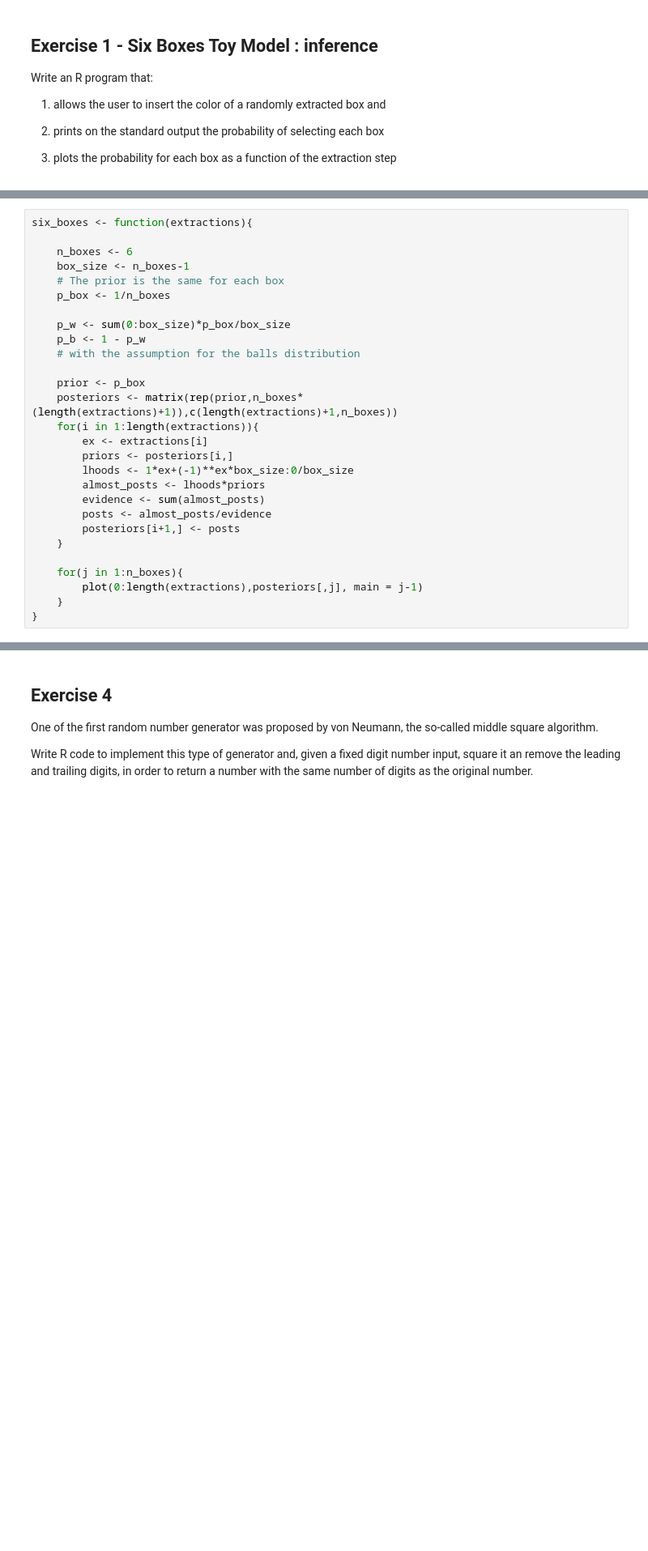
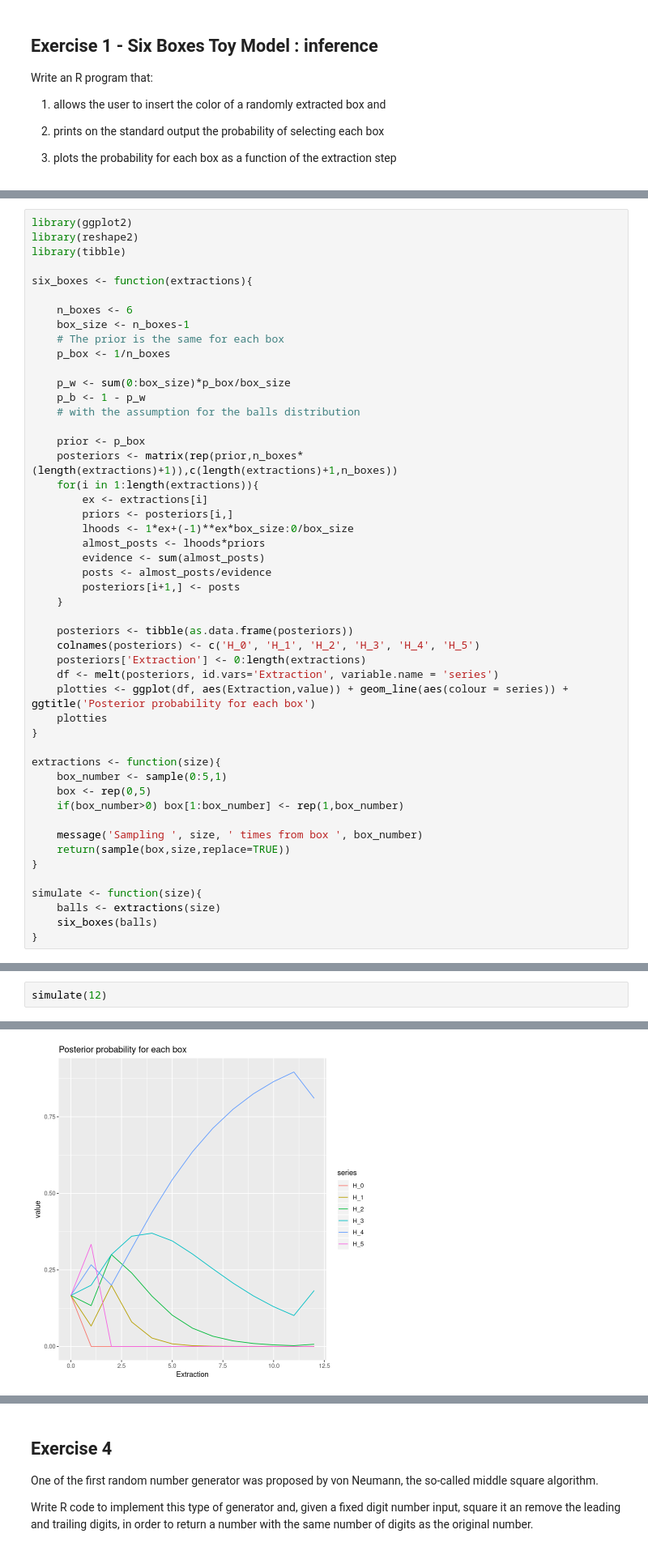
Before and after one commit to eigen-carmona/AdvStats, a Jupyter notebook: lab4/ex4.ipynb, the cells around one changed output, grey strips where cells are left out. Shown at 81% size. Drawn from its saved outputs; the diff is of its cells as text; blank space fills up the shorter version.

```diff
--- a/lab4/ex4.ipynb
+++ b/lab4/ex4.ipynb
@@ -11,4 +19,8 @@ Write an R program that:
 # %%
+library(ggplot2)
+library(reshape2)
+library(tibble)
+
 six_boxes <- function(extractions){
 
     n_boxes <- 6
@@ -32,7 +44,24 @@ six_boxes <- function(extractions){
         posteriors[i+1,] <- posts
     }
 
-    for(j in 1:n_boxes){
-        plot(0:length(extractions),posteriors[,j], main = j-1)
-    }
+    posteriors <- tibble(as.data.frame(posteriors))
+    colnames(posteriors) <- c('H_0', 'H_1', 'H_2', 'H_3', 'H_4', 'H_5')
+    posteriors['Extraction'] <- 0:length(extractions)
+    df <- melt(posteriors, id.vars='Extraction', variable.name = 'series')
+    plotties <- ggplot(df, aes(Extraction,value)) + geom_line(aes(colour = series)) + ggtitle('Posterior probability for each box')
+    plotties
 }
+
+extractions <- function(size){
+    box_number <- sample(0:5,1)
+    box <- rep(0,5)
+    if(box_number>0) box[1:box_number] <- rep(1,box_number)
+
+    message('Sampling ', size, ' times from box ', box_number)
+    return(sample(box,size,replace=TRUE))
+}
+
+simulate <- function(size){
+    balls <- extractions(size)
+    six_boxes(balls)
+}
@@ -48,0 +68,3 @@ six_boxes(extraction)
+# %%
+simulate(12)
+# %% [output]
@@ -49,3 +72,4 @@ six_boxes(extraction)
+[figure, added]
 # %% [markdown]
 ## Exercise 3
 - An important property of the gamma distribution is the so-called _reproductive property_
```
Also changed, not shown: parts of 4 cells of this notebook.
